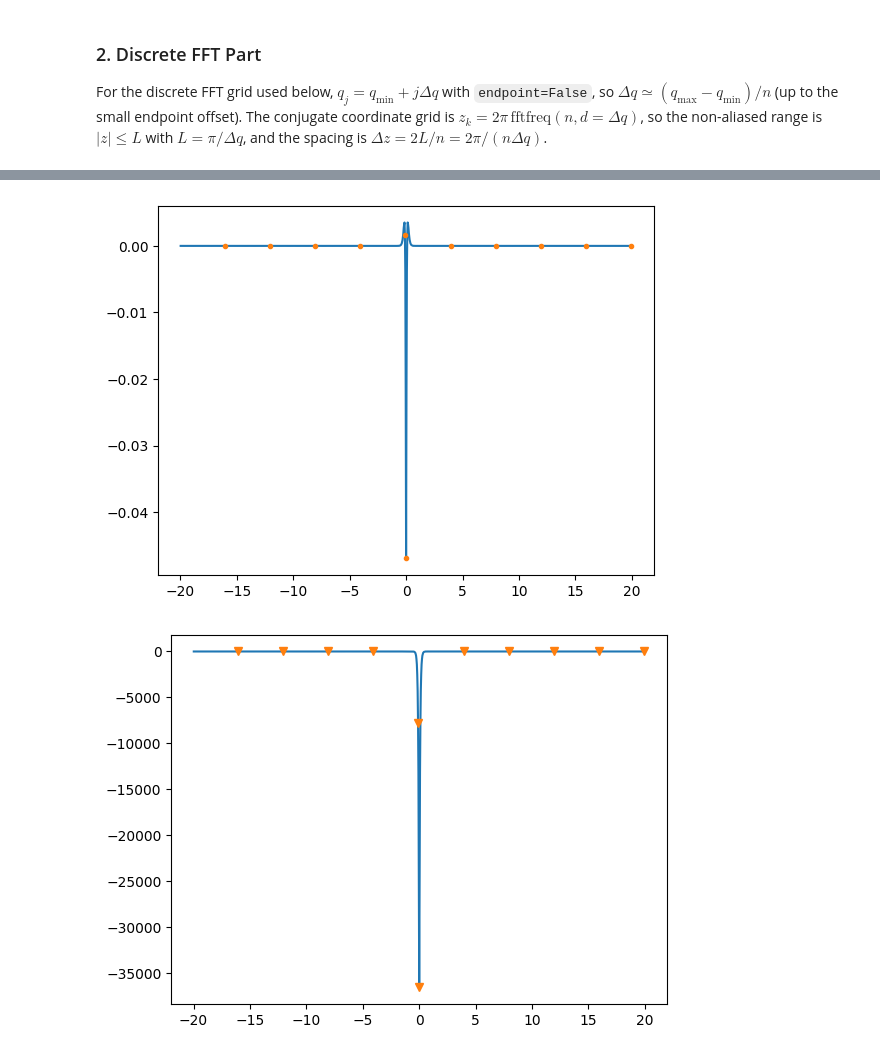
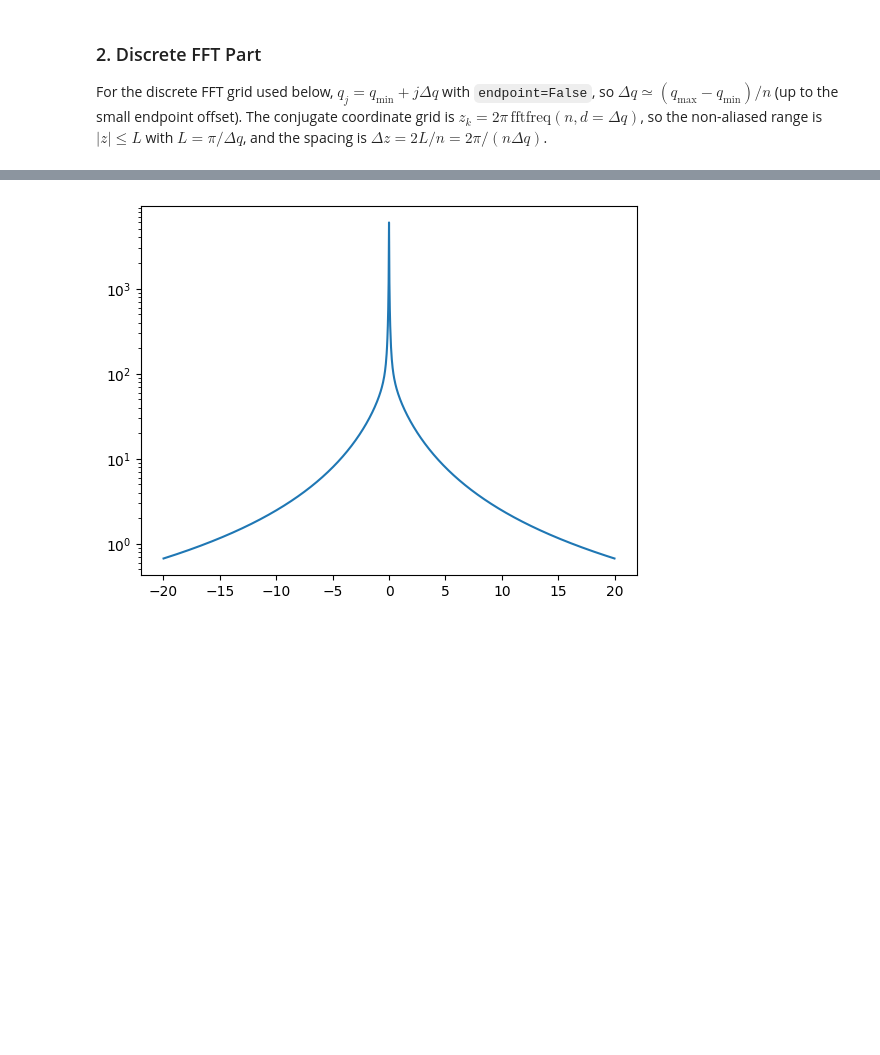
Before and after one commit to ClaudioQTM/2D_array, a Jupyter notebook: src/W_state/W_state_FFT.ipynb, the cells around one changed output, grey strips where cells are left out. Cells and saved outputs as stored; diff of their text form; code cells hidden in the pictures; blank space fills up the shorter version.

```diff
--- a/src/W_state/W_state_FFT.ipynb
+++ b/src/W_state/W_state_FFT.ipynb
@@ -24,12 +24,12 @@ sigma_func_period = create_self_energy_interpolator_numba(
 )
 # r_para = np.array([-74, 30])
 # p_para = np.array([60, 50])
-r_para = np.array([0.01,0.01])
-p_para = np.array([0.01,0.02])
+r_para = np.array([1.8,0.01])
+p_para = np.array([0.01,0.01])
 
 E = 2 * (square_lattice.omega_e + collective_lamb_shift)
 #E = 205
-E1 = (E+2) / 2
+E1 = (E+0.5) / 2
 
 Q_para = np.array([0, 0])
 Zc = 0
@@ -129,18 +131,18 @@ def _compute_quad_ft(z_val):
     )
 
 
-quad_pairs = Parallel(n_jobs=n_quad_jobs, verbose=3)(
-    delayed(_compute_quad_ft)(z_val) for z_val in z_sample
-)
-quad_result, quad_err = map(np.asarray, zip(*quad_pairs))
+#quad_pairs = Parallel(n_jobs=n_quad_jobs, verbose=3)(
+#    delayed(_compute_quad_ft)(z_val) for z_val in z_sample
+#)
+#quad_result, quad_err = map(np.asarray, zip(*quad_pairs))
 
 
 sorted_idx = np.argsort(plot_z_grid)
-plt.plot(plot_z_grid[sorted_idx], np.real(plot_value_grid_ifft[sorted_idx]))
-plt.plot(z_sample, np.real(quad_result), ".")
+plt.semilogy(plot_z_grid[sorted_idx], np.abs(plot_value_grid_ifft[sorted_idx]))
+#plt.plot(z_sample, np.real(quad_result), ".")
 plt.show()
 
-plt.plot(plot_z_grid[sorted_idx], np.imag(plot_value_grid_ifft[sorted_idx]))
-plt.plot(z_sample, np.imag(quad_result), "v")
-plt.show()
+#plt.plot(plot_z_grid[sorted_idx], np.log(np.imag(plot_value_grid_ifft[sorted_idx])))
+#plt.plot(z_sample, np.imag(quad_result), "v")
+#plt.show()
 # %% [output]
@@ -151,3 +149,2 @@ plt.show()
-[figure, old version]
+[figure, new version]
-[figure, removed]
 # %%
```
Also changed, not shown: parts of 7 cells of this notebook, 1 other file.
